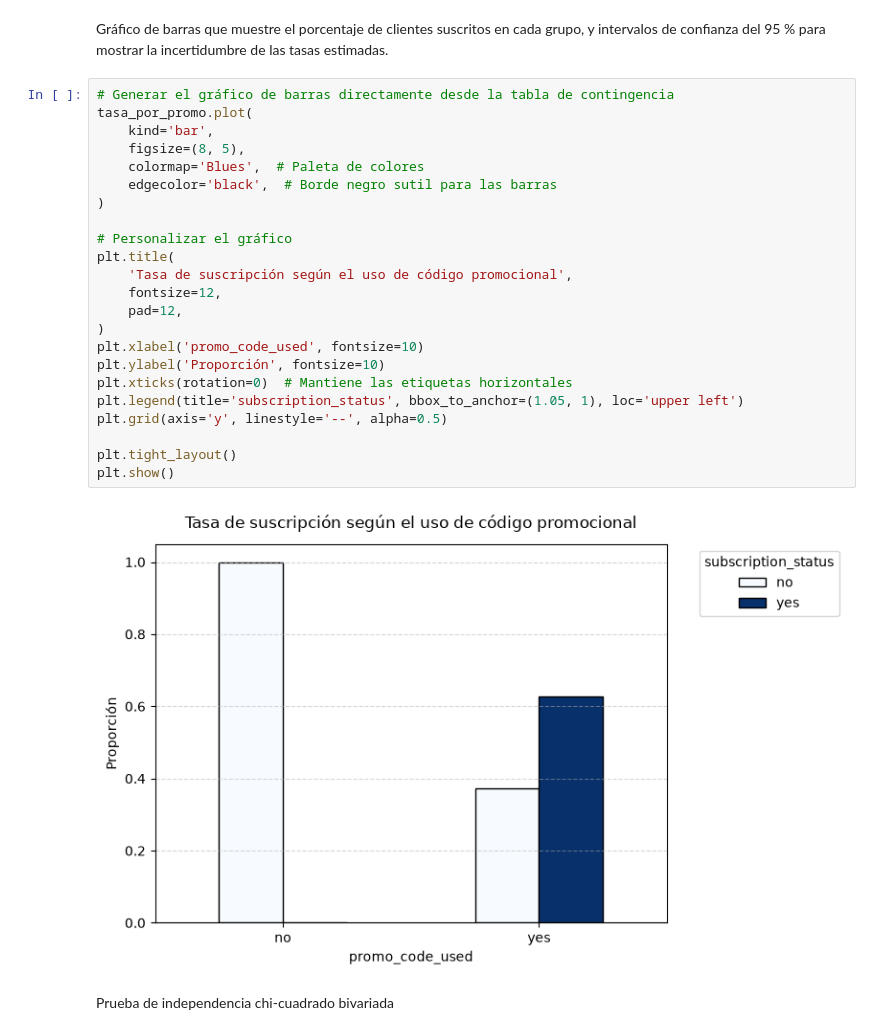
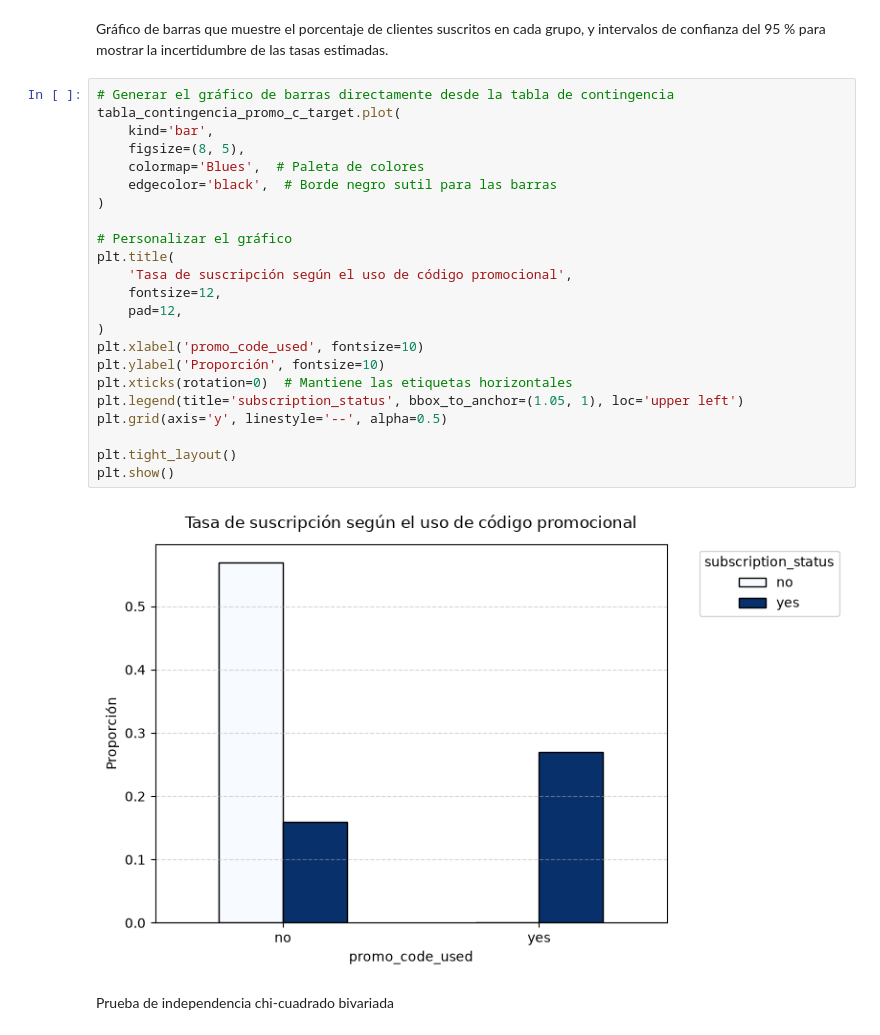
Before and after one commit to ianCristianAriel/2024-eeuu-comportamiento-consumidor, a Jupyter notebook: notebooks/5_machine_learning.ipynb, the cells around one changed output. Drawn from its saved outputs; the diff is of its cells as text.

```diff
--- a/notebooks/5_machine_learning.ipynb
+++ b/notebooks/5_machine_learning.ipynb
@@ -688,29 +636,29 @@ plt.show()
 Gráfico de barras que muestre el porcentaje de clientes suscritos en cada grupo, y intervalos de confianza del 95 % para mostrar la incertidumbre de las tasas estimadas.
 # %%
 # Generar el gráfico de barras directamente desde la tabla de contingencia
-tasa_por_promo.plot(
+tabla_contingencia_promo_c_target.plot(
     kind='bar',
     figsize=(8, 5),
     colormap='Blues',  # Paleta de colores
     edgecolor='black',  # Borde negro sutil para las barras
 )
 
 # Personalizar el gráfico
 plt.title(
     'Tasa de suscripción según el uso de código promocional',
     fontsize=12,
     pad=12,
 )
 plt.xlabel('promo_code_used', fontsize=10)
 plt.ylabel('Proporción', fontsize=10)
 plt.xticks(rotation=0)  # Mantiene las etiquetas horizontales
 plt.legend(title='subscription_status', bbox_to_anchor=(1.05, 1), loc='upper left')
 plt.grid(axis='y', linestyle='--', alpha=0.5)
 
 plt.tight_layout()
 plt.show()
 # %% [output]
-[figure, old version]
+[figure, new version]
 # %% [markdown]
 Prueba de independencia chi-cuadrado bivariada
 # %%
```
Also changed, not shown: parts of 126 cells of this notebook, 1 other file.
